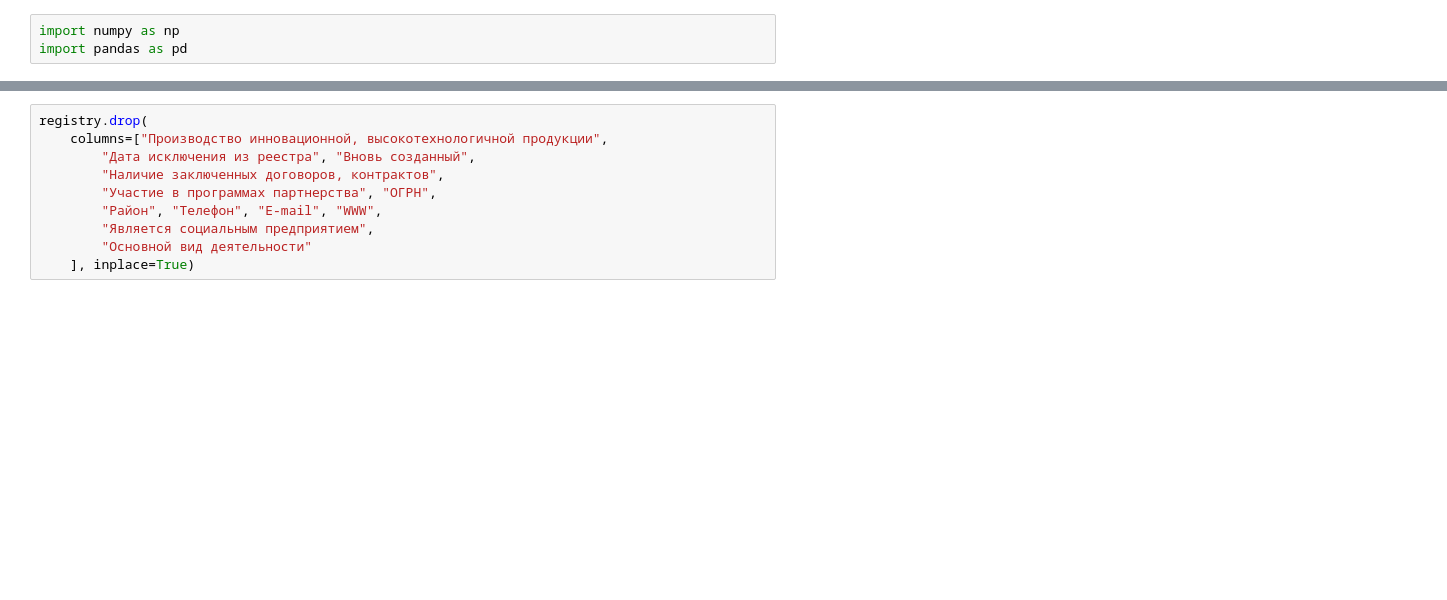
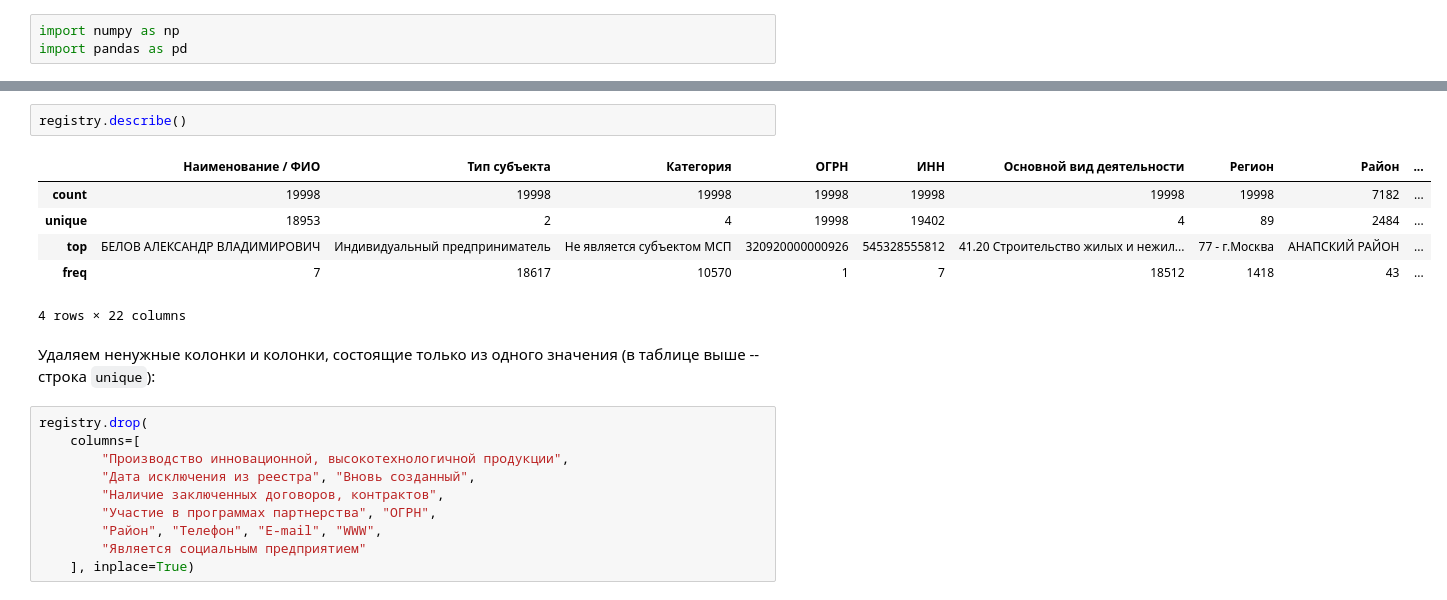
Before and after one commit to xTravisBickley/construction-sme-eda, a Jupyter notebook: src/clearing_registry.ipynb, the cells around one changed output, grey strips where cells are left out. Cells and saved outputs as stored; diff of their text form; blank space fills up the shorter version.

```diff
--- a/src/clearing_registry.ipynb
+++ b/src/clearing_registry.ipynb
@@ -22,12 +67,23 @@ registry = registry.drop(1).reset_index().drop(columns="index")
+# %%
+registry.describe()
+# %% [output]
+|  | Наименование / ФИО | Тип субъекта | Категория | ОГРН | ИНН | Основной вид деятельности | Регион | Район | ... |
+| count | 19998 | 19998 | 19998 | 19998 | 19998 | 19998 | 19998 | 7182 | ... |
+| unique | 18953 | 2 | 4 | 19998 | 19402 | 4 | 89 | 2484 | ... |
+| top | БЕЛОВ АЛЕКСАНДР ВЛАДИМИРОВИЧ | Индивидуальный предприниматель | Не является субъектом МСП | 320920000000926 | 545328555812 | 41.20 Строительство жилых и нежил... | 77 - г.Москва | АНАПСКИЙ РАЙОН | ... |
+| freq | 7 | 18617 | 10570 | 1 | 7 | 18512 | 1418 | 43 | ... |
+4 rows × 22 columns
+# %% [markdown]
+Удаляем ненужные колонки и колонки, состоящие только из одного значения (в таблице выше -- строка `unique`):
 # %%
 registry.drop(
-    columns=["Производство инновационной, высокотехнологичной продукции",
+    columns=[
+        "Производство инновационной, высокотехнологичной продукции",
         "Дата исключения из реестра", "Вновь созданный",
         "Наличие заключенных договоров, контрактов",
         "Участие в программах партнерства", "ОГРН",
         "Район", "Телефон", "E-mail", "WWW",
-        "Является социальным предприятием",
-        "Основной вид деятельности"
+        "Является социальным предприятием"
     ], inplace=True)
 # %%
 registry.sample(3)
```
Also changed, not shown: parts of 14 cells of this notebook, 1 other file.
